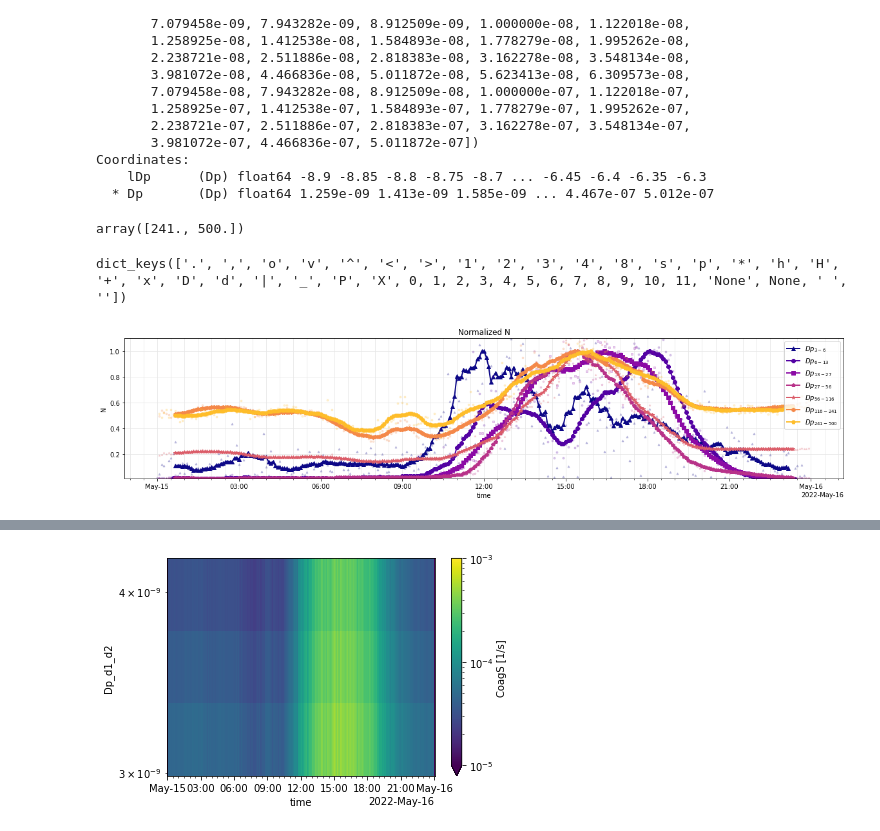
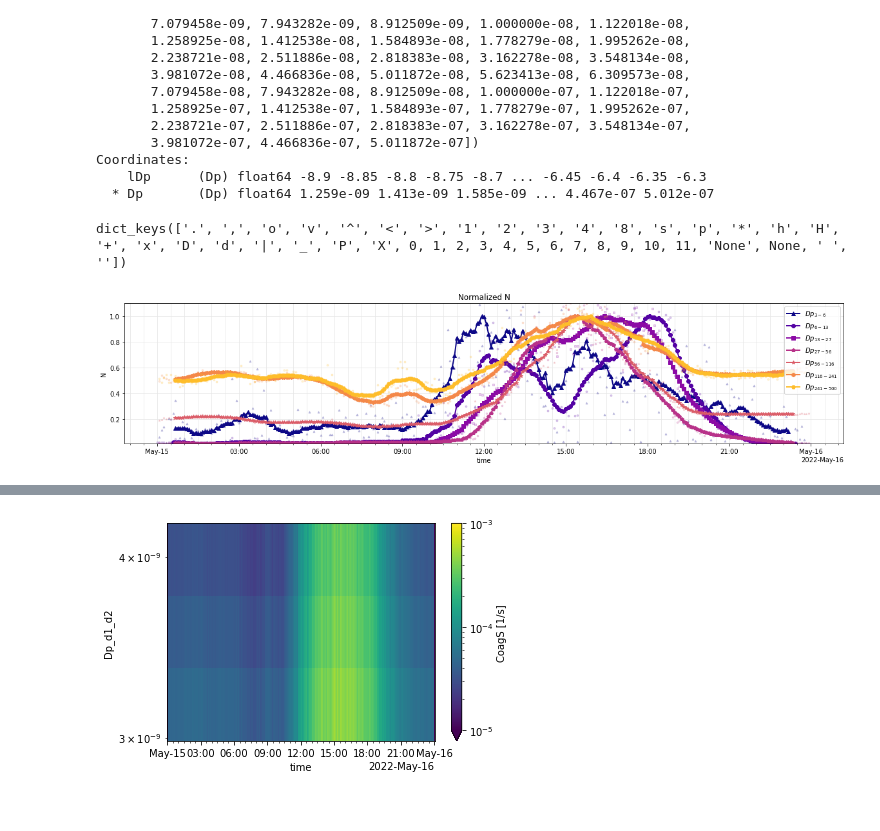
Before and after one commit to daliagachc/bnn-tools-repo, a Jupyter notebook: nbs/z020_cs_condensation_sink.ipynb, the cells around one changed output, grey strips where cells are left out. Drawn from its saved outputs; the diff is of its cells as text; code cells hidden in the pictures.

```diff
--- a/nbs/z020_cs_condensation_sink.ipynb
+++ b/nbs/z020_cs_condensation_sink.ipynb
@@ -227,7 +236,7 @@ dc = fu.combine_2_spectras(dsp2, dsn2, cut_dim="lDp", cut_point=np.log10(Dp_cut)
 
 dc1 = fu.combine_2_spectras(dc, dss2, cut_dim="lDp", cut_point=np.log10(Dp_cut1))
 # %%
-dc1.bnn.set_time().bnn.dp_regrid(10, 0.3).bnn.set_Dp()["dndlDp"].plot(hue="Dp")
+dc1.bnn.set_time().bnn.dp_regrid(10, 0.3).bnn.set_Dp().plot(hue="Dp")
 f = plt.gcf()
 f.set_figwidth(20)
 ax = plt.gca()
@@ -302,10 +309,6 @@ array([1.258925e-09, 1.412538e-09, 1.584893e-09, 1.778279e-09, 1.995262e-09,
 Coordinates:
     lDp      (Dp) float64 -8.9 -8.85 -8.8 -8.75 -8.7 ... -6.45 -6.4 -6.35 -6.3
   * Dp       (Dp) float64 1.259e-09 1.413e-09 1.585e-09 ... 4.467e-07 5.012e-07
-# %%
-t_
-# %% [output]
-array([241., 500.])
 # %%
 cm = plt.get_cmap("plasma")
 # %%
@@ -317,32 +320,32 @@ dict_keys(['.', ',', 'o', 'v', '^', '<', '>', '1', '2', '3', '4', '8', 's', 'p',
 # %%
 m_ = ["^", "8", "s", "p", "*", "h", "H"]
 for i, t_ in enumerate(_tups):
-    _d = dc1["dndlDp"].bnn.get_exact_N(*(t_ * 1e-9))
+    _d = dc1.bnn.get_exact_N(*(t_ * 1e-9))
     _d1 = _d.rolling({"secs": 15}, center=True).mean()
     (_d / _d1.max()).bnn.set_time().plot(
         x="time", label="", c=cm(i / len(_tups)), lw=0, marker=m_[i], alpha=0.2, ms=3
     )
 
     (_d1 / _d1.max()).bnn.set_time().plot(
         x="time",
         label=f"$Dp_{{{t_[0]}-{t_[1]}}}$",
         c=cm(i / len(_tups)),
         lw=2,
         marker=m_[i],
     )
 
 ax = plt.gca()
 ax.legend()
 bfu.format_ticks(ax)
 f = plt.gcf()
 f.set_figwidth(20)
 # ax.set_yscale('log')
 
 ax.set_ylim(1e-2, 1.1)
 ax.grid(which="both", c=".9")
 ax.set_title("Normalized N");
 # %% [output]
-[figure, old version]
+[figure, new version]
 # %%
 d1 = 7e-9
 d2 = 20e-9
```
Also changed, not shown: parts of 24 cells of this notebook, 1 other file.
